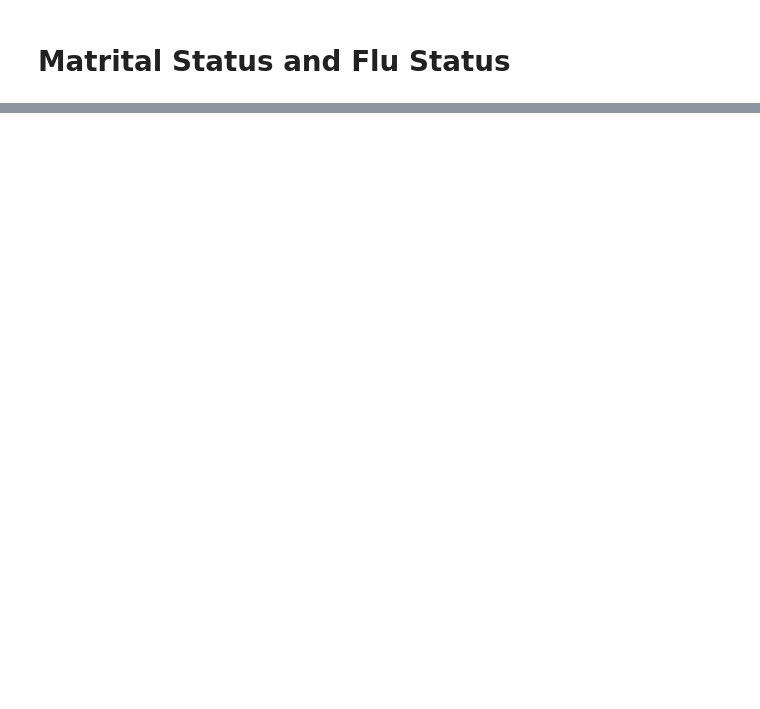
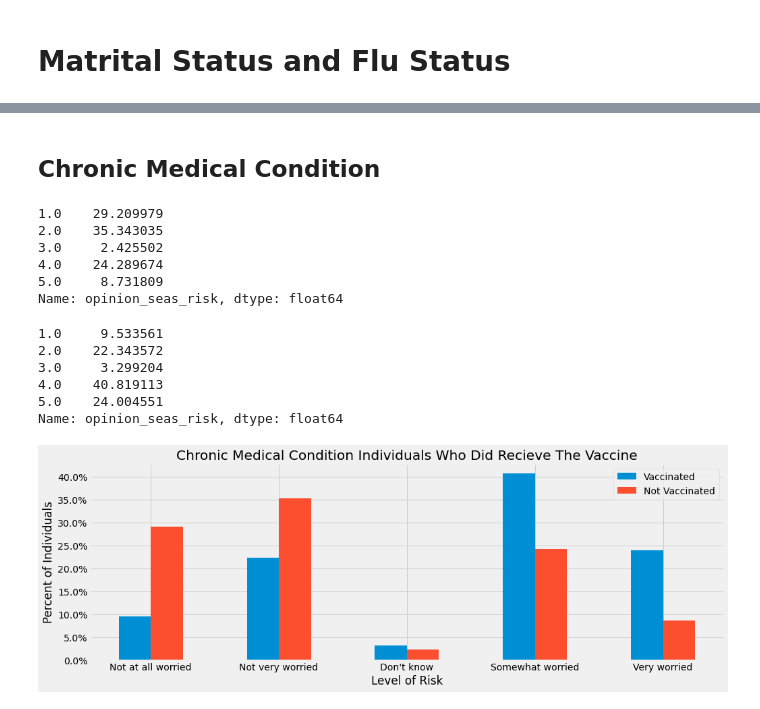
Before and after one commit to mankah/Capstone, a Jupyter notebook: Flu_analysis_models/00_Seasonal_Flu_Analysis.ipynb, the cells around one changed output, grey strips where cells are left out. Cells and saved outputs as stored; diff of their text form; code cells hidden in the pictures; blank space fills up the shorter version.

```diff
--- a/Flu_analysis_models/00_Seasonal_Flu_Analysis.ipynb
+++ b/Flu_analysis_models/00_Seasonal_Flu_Analysis.ipynb
@@ -736,0 +875,42 @@ plt.xticks(ticks=male_yes_vac_concern.index + width/2, labels=x);
+# %% [markdown]
+## Chronic Medical Condition
+# %%
+condition = df[df.chronic_med_condition == 1]
+condition_no_vac = condition[condition.seasonal_vaccine == 0]
+condition_no_vac_concern = condition_no_vac.opinion_seas_risk.value_counts(normalize = True).sort_index()
+condition_no_vac_concern*100
+# %% [output]
+1.0    29.209979
+2.0    35.343035
+3.0     2.425502
+4.0    24.289674
+5.0     8.731809
+Name: opinion_seas_risk, dtype: float64
+# %%
+condition = df[df.chronic_med_condition == 1]
+condition_yes_vac = condition[condition.seasonal_vaccine == 1]
+condition_yes_vac_concern = condition_yes_vac.opinion_seas_risk.value_counts(normalize = True).sort_index()
+condition_yes_vac_concern*100
+# %% [output]
+1.0     9.533561
+2.0    22.343572
+3.0     3.299204
+4.0    40.819113
+5.0    24.004551
+Name: opinion_seas_risk, dtype: float64
+# %%
+fig, ax = plt.subplots(figsize=(15, 5))
+
+x = ['Not at all worried', 'Not very worried',
+                    'Don\'t know', 'Somewhat worried', 'Very worried']
+width = 0.25
+plt.bar(condition_yes_vac_concern.index, condition_yes_vac_concern.values, width, label = 'Vaccinated')
+plt.bar(condition_no_vac_concern.index + width, condition_no_vac_concern.values, width, label = 'Not Vaccinated')
+plt.title('Chronic Medical Condition Individuals Who Did Recieve The Vaccine')
+plt.ylabel('Percent of Individuals')
+plt.xlabel('Level of Risk')
+plt.legend()
+ax.yaxis.set_major_formatter(mtick.PercentFormatter(1.0))
+plt.xticks(ticks=condition_yes_vac_concern.index + width/2, labels=x);
+# %% [output]
+[figure, added]
```
Also changed, not shown: parts of 86 cells of this notebook, 1 other file.
